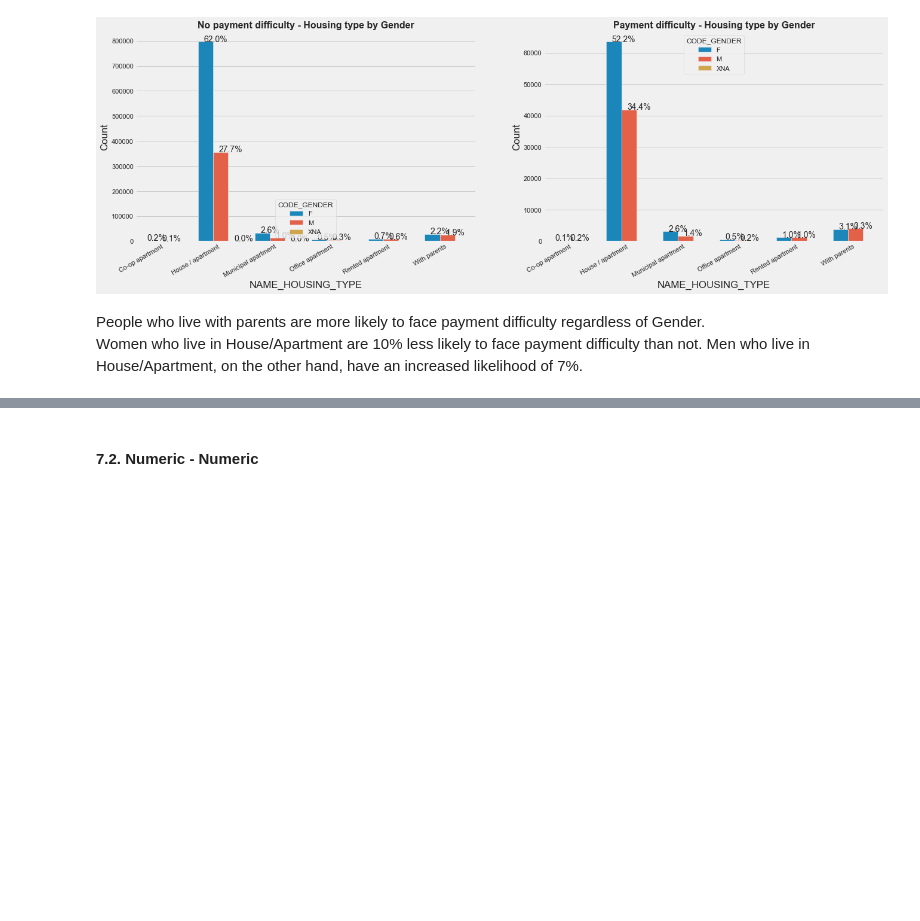
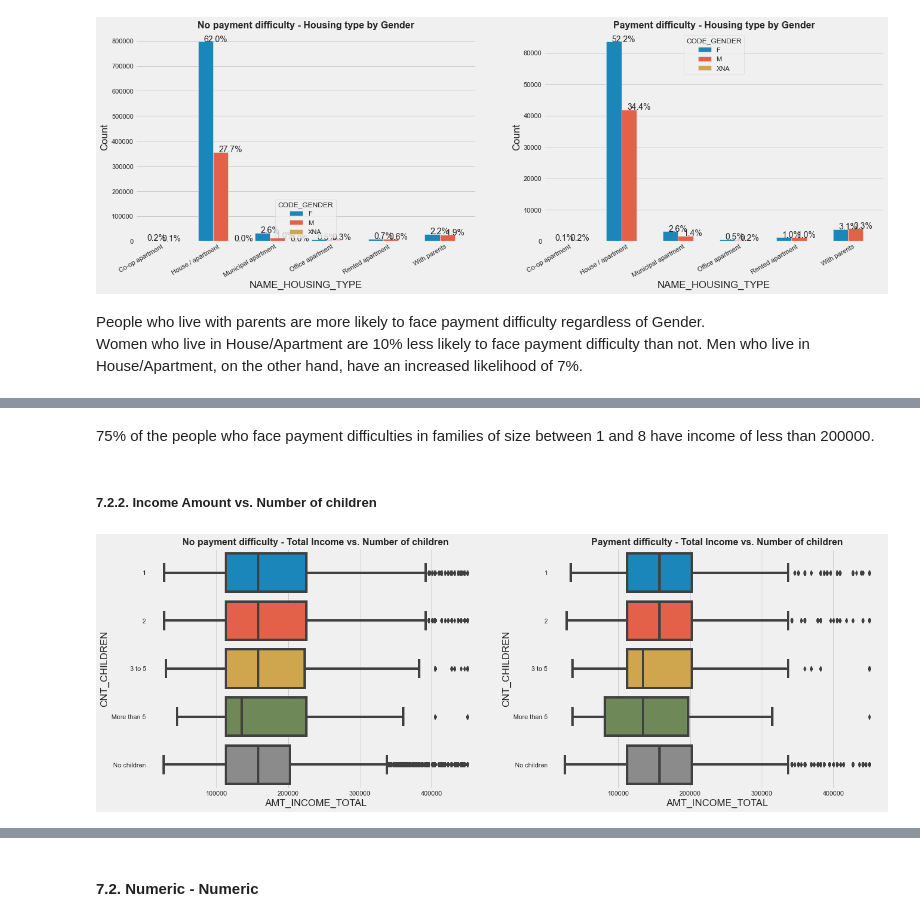
Before and after one commit to kavurisrikanth/risk-analysis-eda, a Jupyter notebook: eda_credit.ipynb, the cells around one changed output, grey strips where cells are left out. Cells and saved outputs as stored; diff of their text form; code cells hidden in the pictures; blank space fills up the shorter version.

```diff
--- a/eda_credit.ipynb
+++ b/eda_credit.ipynb
@@ -1378,0 +1405,8 @@ Women who live in House/Apartment are 10% less likely to face payment difficulty
+# %% [markdown]
+75% of the people who face payment difficulties in families of size between 1 and 8 have income of less than 200000.
+# %% [markdown]
+##### 7.2.2. Income Amount vs. Number of children
+# %%
+plot_boxplot('AMT_INCOME_TOTAL', 'CNT_CHILDREN', 'Total Income vs. Number of children')
+# %% [output]
+[figure, added]
```
Also changed, not shown: parts of 11 cells of this notebook.
